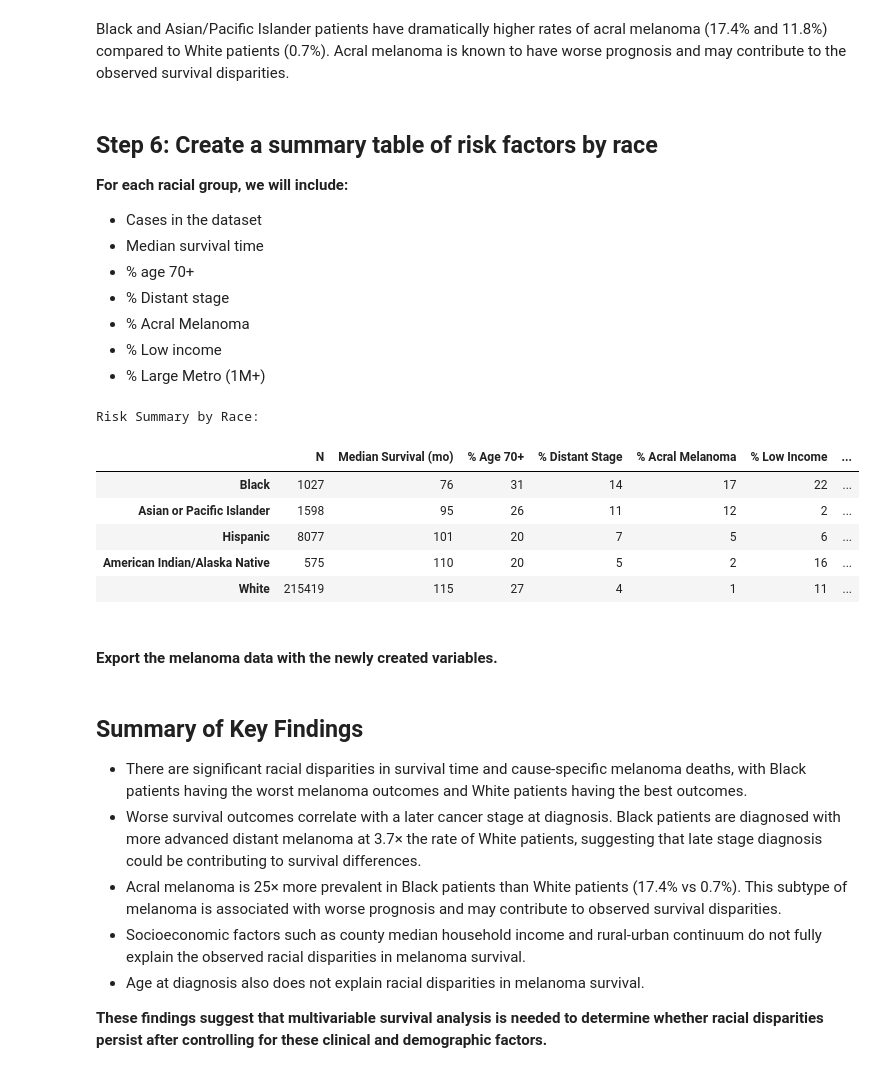
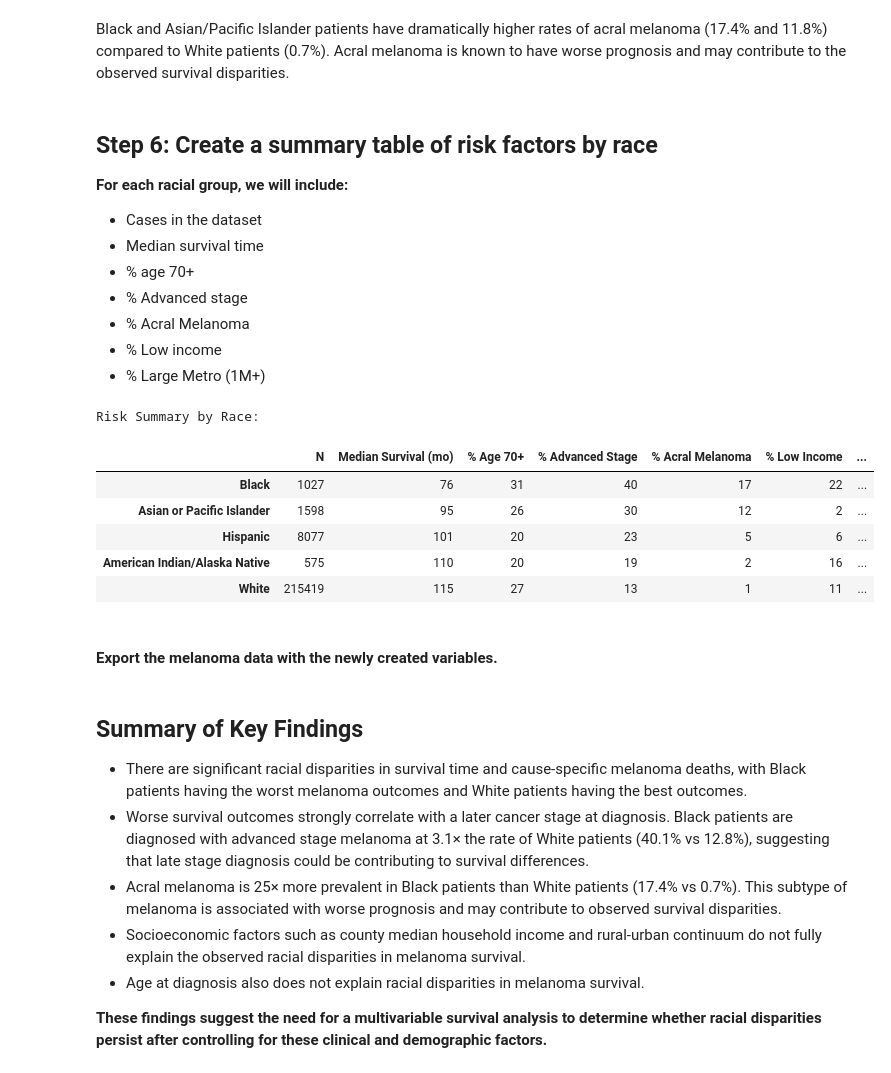
Before and after one commit to kpannoni/melanoma-project, a Jupyter notebook: notebooks/02_exploratory_analysis.ipynb, the cells around one changed output. Cells and saved outputs as stored; diff of their text form; code cells hidden in the pictures.

Commit message:
Added a two-category stage variable due to low sample size of distant stage

```diff
--- a/notebooks/02_exploratory_analysis.ipynb
+++ b/notebooks/02_exploratory_analysis.ipynb
@@ -481,7 +620,7 @@ Black and Asian/Pacific Islander patients have dramatically higher rates of acra
 - Cases in the dataset
 - Median survival time
 - % age 70+
-- % Distant stage
+- % Advanced stage
 - % Acral Melanoma
 - % Low income
 - % Large Metro (1M+)
@@ -497,41 +636,41 @@ def smart_round(val):
 
 # Create summary table grouped by race
 summary_by_race = mel_data.groupby('race_labels').agg({
     'race_labels': 'count',
     'survival_months': 'median',
     'age_category': perc_in_category('70+'),
-    'stage': perc_in_category('Distant'),
+    'stage_category': perc_in_category('Advanced'),
     'acral': lambda x: x.mean() * 100,
     'income_tier': perc_in_category('Low'),
     'rural_urban': perc_in_category('Counties in metropolitan areas ge 1 million pop')
 })
 
 # Rename the columns
 summary_by_race.columns = ['N', 'Median Survival (mo)', '% Age 70+',
-                            '% Distant Stage', '% Acral Melanoma', '% Low Income', "% Large Metro"]
+                            '% Advanced Stage', '% Acral Melanoma', '% Low Income', "% Large Metro"]
 
 # Round percents and convert columns to integer
 summary_by_race = summary_by_race.round(0).astype(int)
 
 # Order races by median survival time (asc)
 summary_by_race = summary_by_race.reindex(order)
 
 # Remove the index and column names
 summary_by_race.index.name = None
 
 # Save the table as a CSV file
 summary_by_race.to_csv('../data/risk_summary_by_race.csv')
 
 print("\nRisk Summary by Race:")
 summary_by_race
 # %% [output]
 Risk Summary by Race:
-|  | N | Median Survival (mo) | % Age 70+ | % Distant Stage | % Acral Melanoma | % Low Income | ... |
-| Black | 1027 | 76 | 31 | 14 | 17 | 22 | ... |
-| Asian or Pacific Islander | 1598 | 95 | 26 | 11 | 12 | 2 | ... |
-| Hispanic | 8077 | 101 | 20 | 7 | 5 | 6 | ... |
-| American Indian/Alaska Native | 575 | 110 | 20 | 5 | 2 | 16 | ... |
-| White | 215419 | 115 | 27 | 4 | 1 | 11 | ... |
+|  | N | Median Survival (mo) | % Age 70+ | % Advanced Stage | % Acral Melanoma | % Low Income | ... |
+| Black | 1027 | 76 | 31 | 40 | 17 | 22 | ... |
+| Asian or Pacific Islander | 1598 | 95 | 26 | 30 | 12 | 2 | ... |
+| Hispanic | 8077 | 101 | 20 | 23 | 5 | 6 | ... |
+| American Indian/Alaska Native | 575 | 110 | 20 | 19 | 2 | 16 | ... |
+| White | 215419 | 115 | 27 | 13 | 1 | 11 | ... |
 # %% [markdown]
 #### Export the melanoma data with the newly created variables.
 # %%
@@ -541,9 +680,9 @@ mel_data.to_csv('../data/melanoma_data_final.csv', index=False)
 ## Summary of Key Findings
 
 - There are significant racial disparities in survival time and cause-specific melanoma deaths, with Black patients having the worst melanoma outcomes and White patients having the best outcomes.
-- Worse survival outcomes correlate with a later cancer stage at diagnosis. Black patients are diagnosed with more advanced distant melanoma at 3.7× the rate of White patients, suggesting that late stage diagnosis could be contributing to survival differences.
+- Worse survival outcomes strongly correlate with a later cancer stage at diagnosis. Black patients are diagnosed with advanced stage melanoma at 3.1× the rate of White patients (40.1% vs 12.8%), suggesting that late stage diagnosis could be contributing to survival differences.
 - Acral melanoma is 25× more prevalent in Black patients than White patients (17.4% vs 0.7%). This subtype of melanoma is associated with worse prognosis and may contribute to observed survival disparities.
 - Socioeconomic factors such as county median household income and rural-urban continuum do not fully explain the observed racial disparities in melanoma survival.
 - Age at diagnosis also does not explain racial disparities in melanoma survival.
 
-**These findings suggest that multivariable survival analysis is needed to determine whether racial disparities persist after controlling for these clinical and demographic factors.**
+**These findings suggest the need for a multivariable survival analysis to determine whether racial disparities persist after controlling for these clinical and demographic factors.**
```
Also changed, not shown: parts of 12 cells of this notebook, 5 other files.
